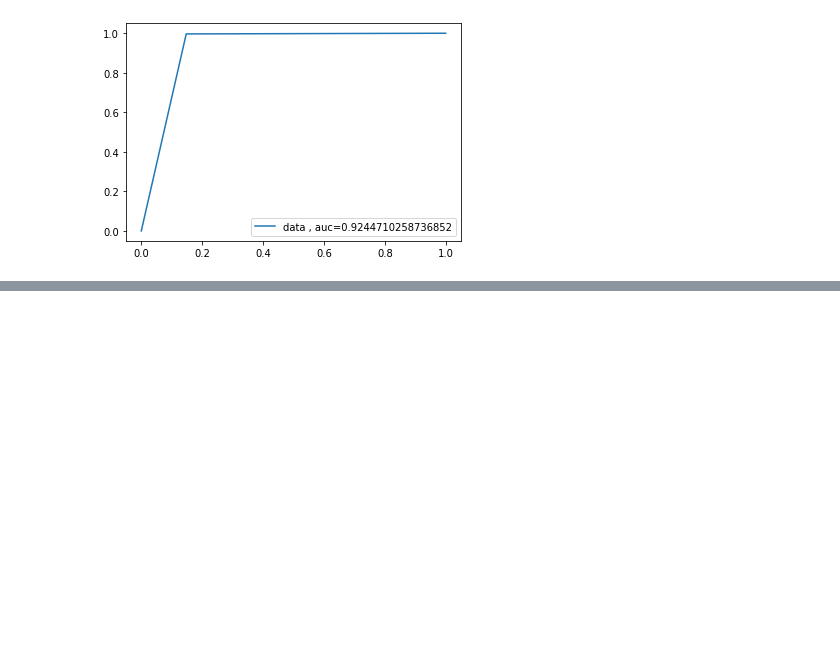
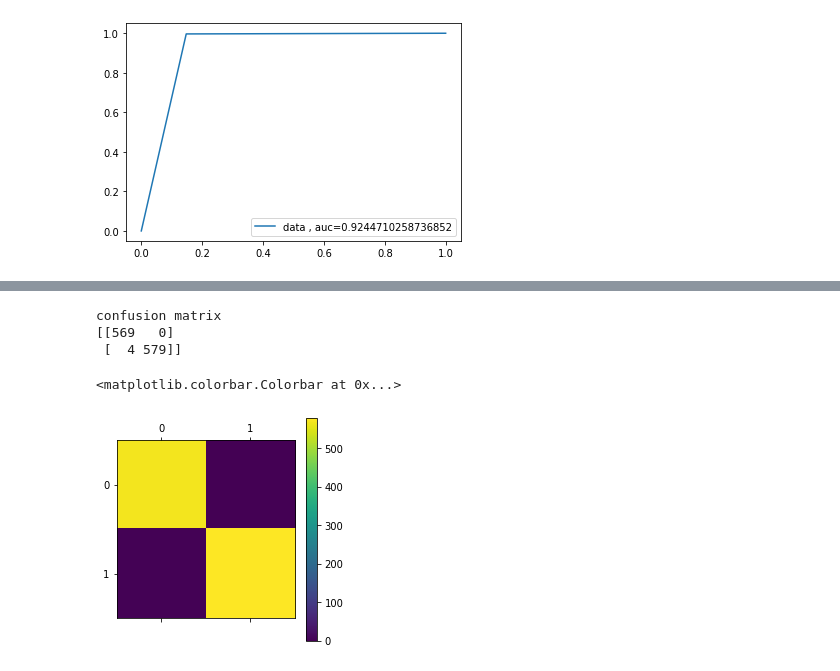
Before and after one commit to SAKSHIDHYANI/Cardiovascular-Risk-Prediction, a Jupyter notebook: Cardiovascular_Risk_Prediction.ipynb, the cells around one changed output, grey strips where cells are left out. Cells and saved outputs as stored; diff of their text form; code cells hidden in the pictures; blank space fills up the shorter version.

```diff
--- a/Cardiovascular_Risk_Prediction.ipynb
+++ b/Cardiovascular_Risk_Prediction.ipynb
@@ -955,0 +957,9 @@ plt.show()
+# %%
+# Svm SVC classifier on training data
+
+param_grid = {'C': [0.1, 10, 100],
+              'gamma': [1, 0.1, 0.01, 0.001, 0.0001],
+              'kernel': ['rbf']}
+
+grid = GridSearchCV(svm.SVC(), param_grid, refit = True, verbose = 3)
+grid.fit(train[independent_variables], train[dependent_variables])
@@ -955,0 +1024,13 @@ plt.show()
+# %%
+# confusion matrix
+conf_matrix = confusion_matrix(test[dependent_variables],grid.predict(test_independent))
+print("confusion matrix")
+print(conf_matrix)
+plt.matshow(conf_matrix)
+plt.colorbar()
+# %% [output]
+confusion matrix
+[[569   0]
+ [  4 579]]
+<matplotlib.colorbar.Colorbar at 0x...>
+[figure, added]
```
Also changed, not shown: parts of 16 cells of this notebook.
